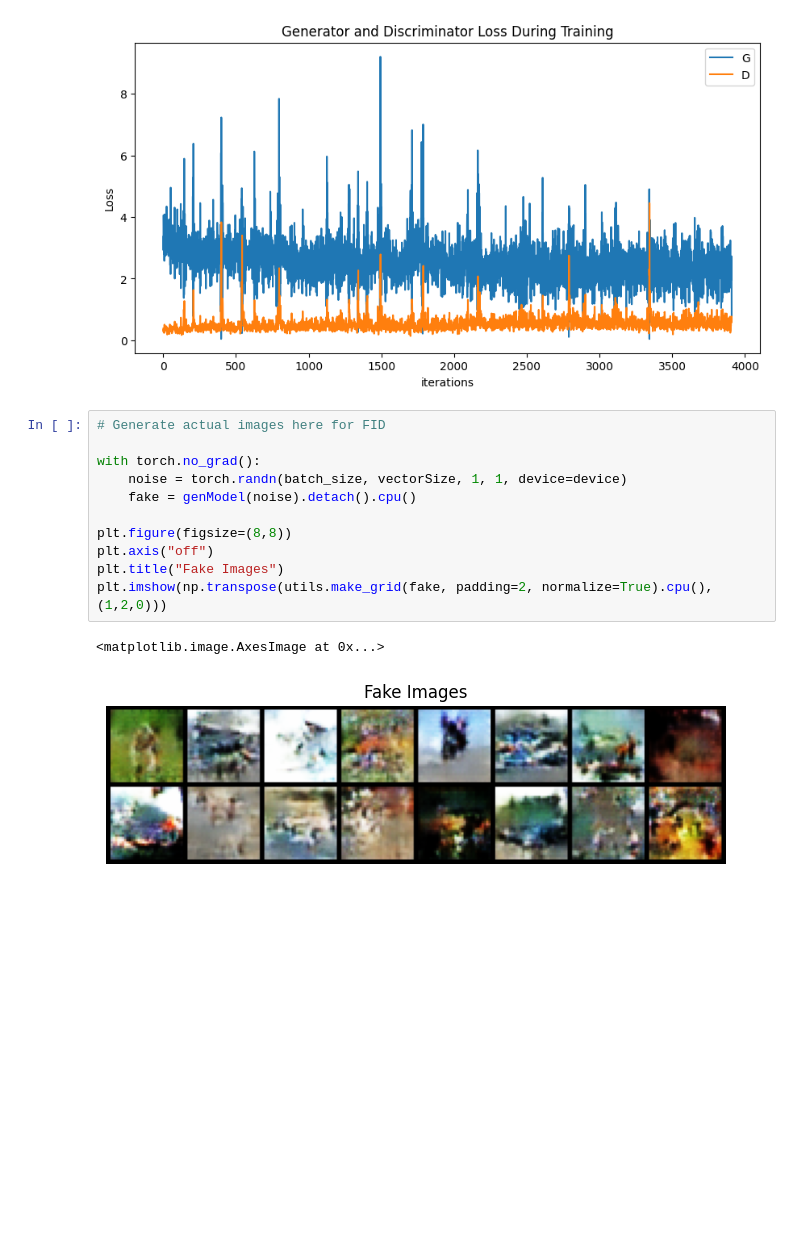
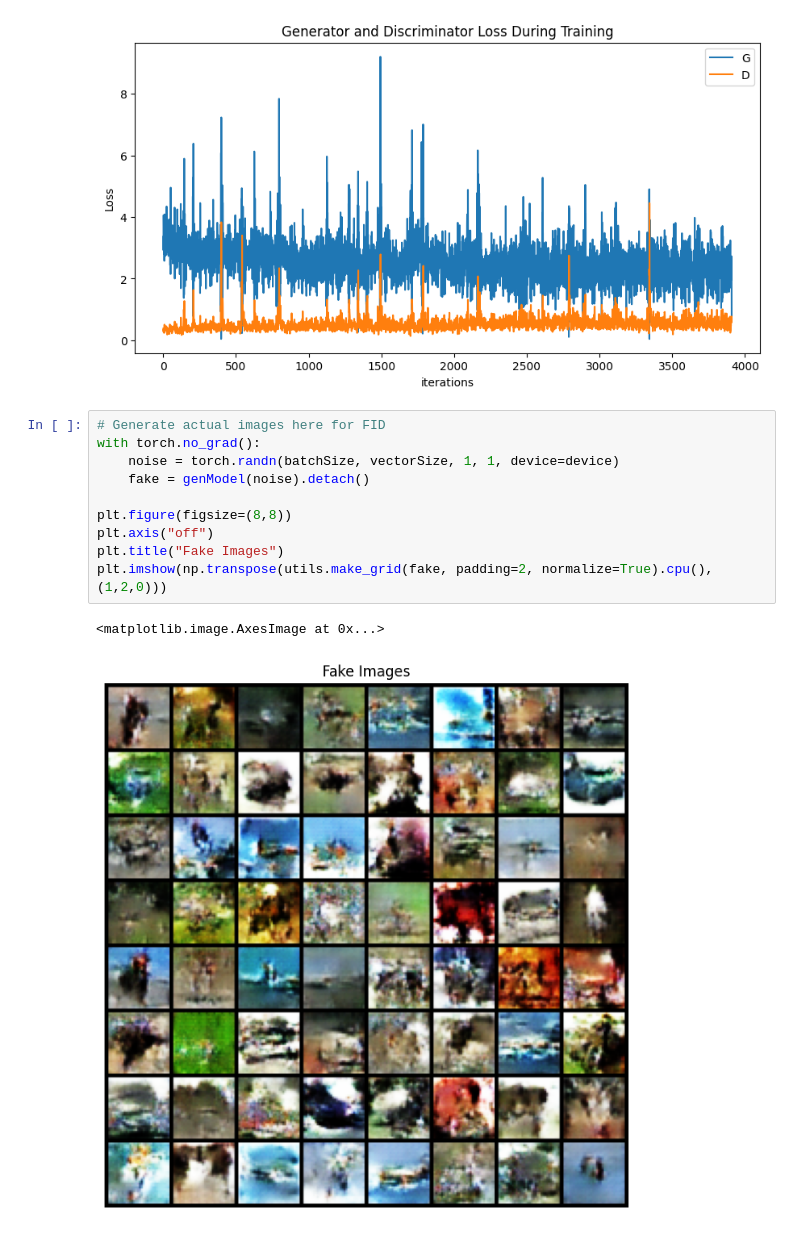
Before and after one commit to ryanfarrell362/CIS4780-Final-Project, a Jupyter notebook: notebook.ipynb, the cells around one changed output. Saved outputs shown, nothing was run; the diff lists cells and outputs as text; blank space fills up the shorter version.

```diff
--- a/notebook.ipynb
+++ b/notebook.ipynb
@@ -193,15 +193,14 @@ Starting Training Loop...
 [figure]
 # %%
 # Generate actual images here for FID
-
 with torch.no_grad():
-    noise = torch.randn(batch_size, vectorSize, 1, 1, device=device)
-    fake = genModel(noise).detach().cpu()
+    noise = torch.randn(batchSize, vectorSize, 1, 1, device=device)
+    fake = genModel(noise).detach()
 
 plt.figure(figsize=(8,8))
 plt.axis("off")
 plt.title("Fake Images")
 plt.imshow(np.transpose(utils.make_grid(fake, padding=2, normalize=True).cpu(),(1,2,0)))
 # %% [output]
 <matplotlib.image.AxesImage at 0x...>
-[figure, old version]
+[figure, new version]
```
